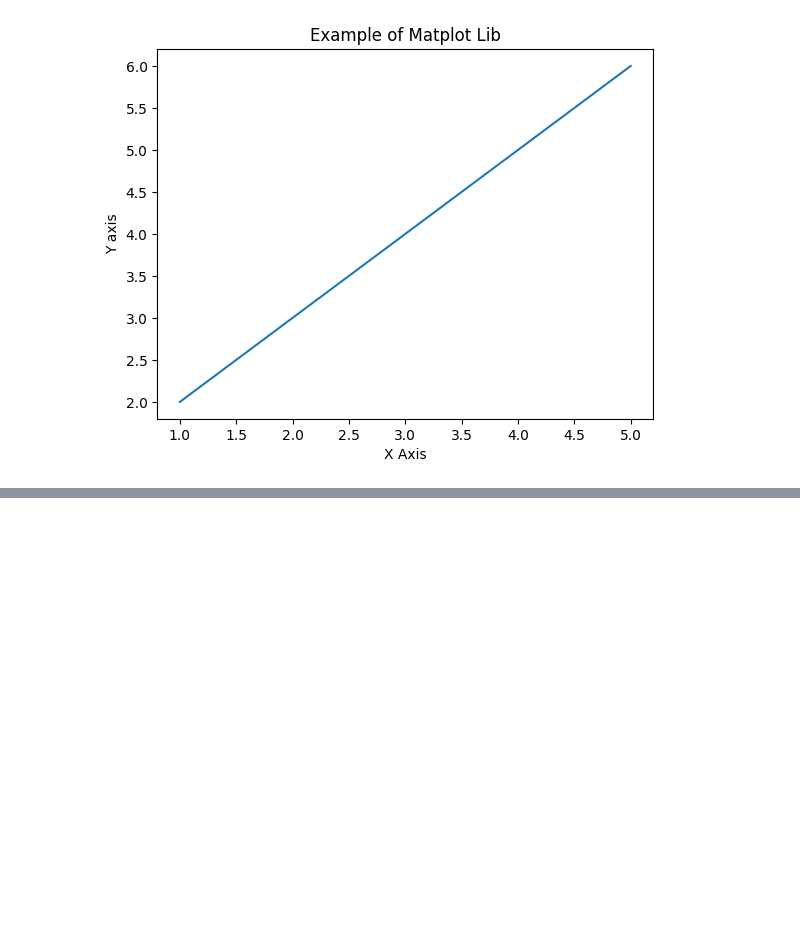
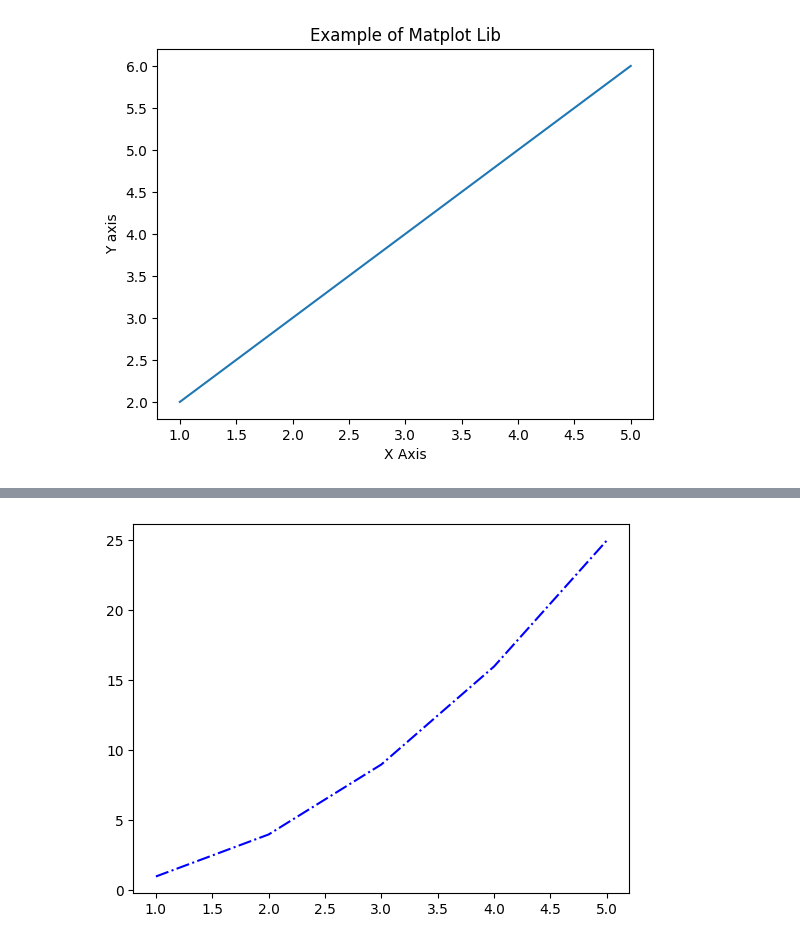
Before and after one commit to ShivamAttri05/Data_Science_Progress, a Jupyter notebook: Python/Chapter-10/10.5-Matplotlib.ipynb, the cells around one changed output, grey strips where cells are left out. Drawn from its saved outputs; the diff is of its cells as text; code cells hidden in the pictures; blank space fills up the shorter version.

```diff
--- a/Python/Chapter-10/10.5-Matplotlib.ipynb
+++ b/Python/Chapter-10/10.5-Matplotlib.ipynb
@@ -27,0 +37,5 @@ plt.show()
+# %%
+plt.plot(x,y, color = "blue", linestyle = '-.')
+plt.show()
+# %% [output]
+[figure, added]
```
Also changed, not shown: parts of 8 cells of this notebook.
